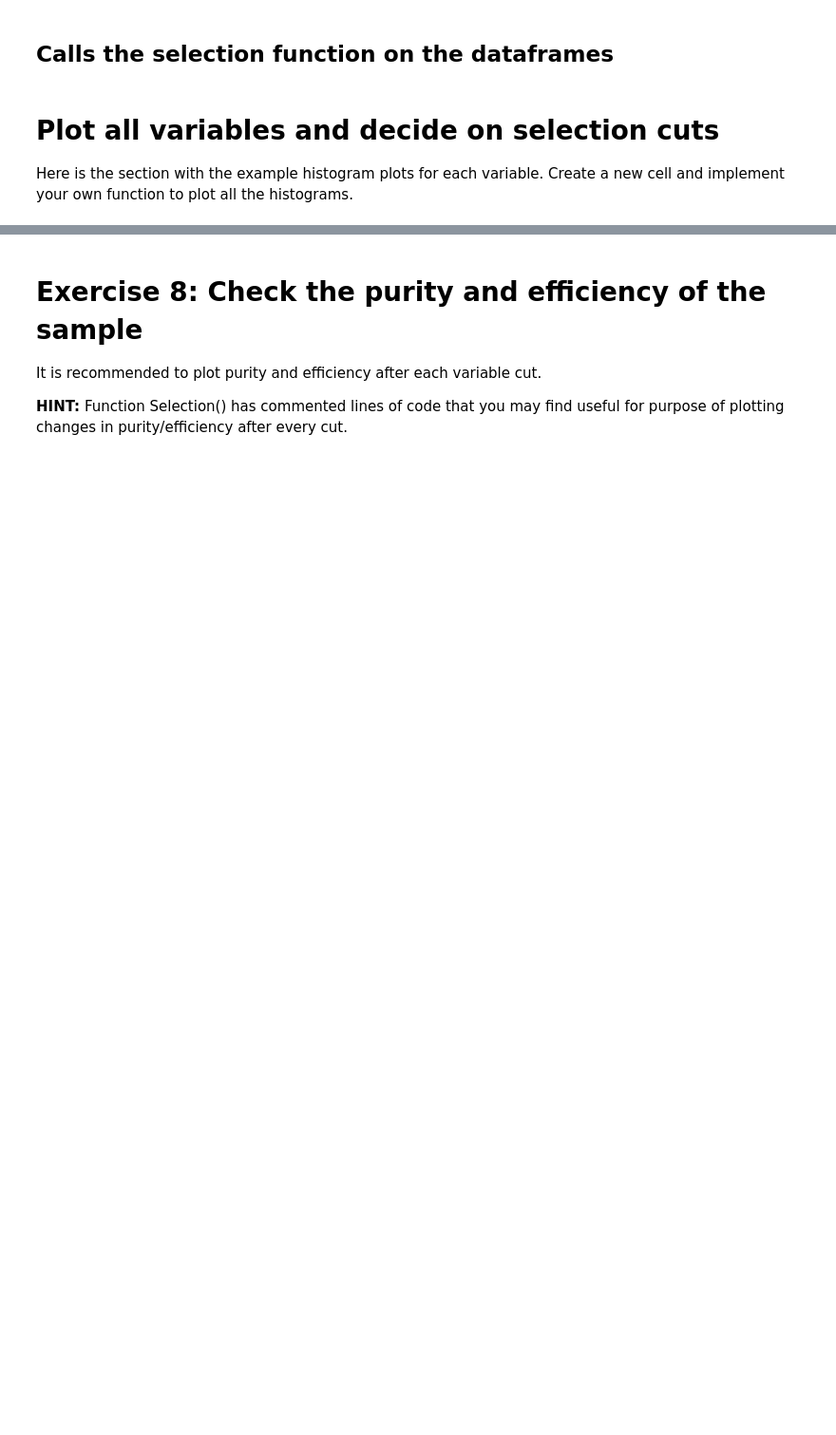
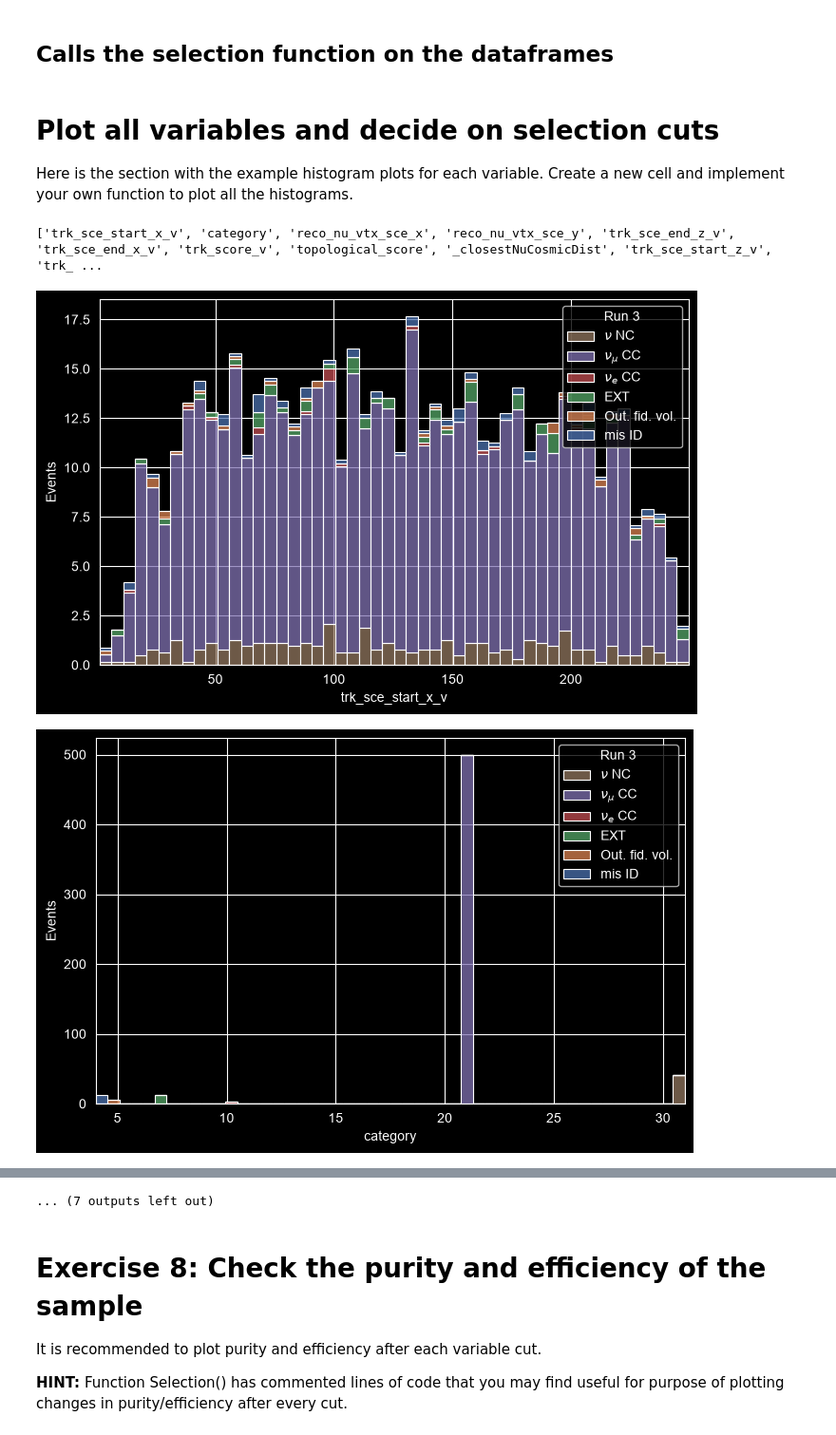
Before and after one commit to harrisonunwin/MicroBooNE_Lab, a Jupyter notebook: MainAnalysis_template.ipynb, the cells around one changed output, grey strips where cells are left out. Shown at 95% size. Cells and saved outputs as stored; diff of their text form; code cells hidden in the pictures; blank space fills up the shorter version.

```diff
--- a/MainAnalysis_template.ipynb
+++ b/MainAnalysis_template.ipynb
@@ -339,7 +386,7 @@ Modify selection cuts. Remember to cut the same variables in both data sets.
 def Selections(frame):
 
     # Basic variables present in dataframe
-    trk_start_x_v = frame['trk_sce_start_x_v']        # cm
+    trk_start_x_v =     frame['trk_sce_start_x_v']        # cm
     trk_start_y_v = frame['trk_sce_start_y_v']        # cm
     trk_start_z_v = frame['trk_sce_start_z_v']        # cm
     trk_end_x_v = frame['trk_sce_end_x_v']            # cm
@@ -357,7 +404,22 @@ def Selections(frame):
 
 
     # select the conditions you want to apply, here is an initial condition to get you started.
-    selection =  ((trk_len_v > -1000) & (trk_len_v < 1000))
+    selection = (
+    (trk_len_v > -1000) & (trk_len_v < 1000) &
+    (topological > 0.2) &
+    (trk_dis_v > 10) &
+    (trk_end_z_v > 250) & (trk_end_z_v < 1000) &
+    (trk_end_y_v > -100) & (trk_end_y_v < 90) &
+    (trk_end_x_v > 10) & (trk_end_x_v < 250) &
+    (trk_score_v > 0.05) & (trk_score_v < 0.95) &
+    (trk_start_z_v > 50) & (trk_start_z_v < 950) &
+    (trk_start_y_v > -100) & (trk_start_y_v < 100) &
+    (trk_start_x_v > 0) & (trk_start_x_v < 250) &
+    (reco_x > 0) & (reco_x < 250) &
+    (reco_y > -100) & (reco_y < 100) &
+    (reco_z > 20) & (reco_z < 900) &
+    (trk_energy_tot < 2)
+)
 
     # Apply selection on dataframe
     frame = frame[selection]
@@ -366,23 +428,32 @@ def Selections(frame):
 # %% [markdown]
 ## Calls the selection function on the dataframes
 # %%
-MC_EXT = Selections(MC_EXT)
+MC_before = MC_EXT.copy()
+MC_after = Selections(MC_EXT)
 data_frame = Selections(data)
 # %% [markdown]
 # Plot all variables and decide on selection cuts
 Here is the section with the example histogram plots for each variable. Create a new cell and implement your own function to plot all the histograms.
 # %%
 # Common variables in both dataframes
-all_variables_to_plot = list(set(list(MC_EXT)).intersection(list(data_frame)))
+all_variables_to_plot = list(set(list(MC_after)).intersection(list(data_frame)))
 print(all_variables_to_plot)
+# %% [output]
+['trk_sce_start_x_v', 'category', 'reco_nu_vtx_sce_x', 'reco_nu_vtx_sce_y', 'trk_sce_end_z_v', 'trk_sce_end_x_v', 'trk_score_v', 'topological_score', '_closestNuCosmicDist', 'trk_sce_start_z_v', 'trk_ ...
 # %%
 # Simple histogram plot of one variable.
-BIN = 23
-plt.figure(figsize=(20,15))
-i = sns.histplot(data=MC_EXT, x='trk_energy_tot', multiple="stack", hue="category", palette = 'deep', weights = MC_EXT['weight'], bins = BIN, legend = False)
-i.set(xlabel='trk_energy_tot', ylabel = "Events")
 
-#plt.yscale('log')
-plt.xlim([np.min(MC_EXT['trk_energy_tot']), np.max(MC_EXT['trk_energy_tot'])])
-plt.legend(title='Run 3',fontsize=16, loc='upper right', labels=[r"$\nu$ NC", r"$\nu_{\mu}$ CC", r"$\nu_e$ CC", r"EXT", r"Out. fid. vol.", r"mis ID"])
-plt.show(i)
+for var in all_variables_to_plot:
+
+    BIN = 50
+    plt.figure(figsize=(8,5))
+    i = sns.histplot(data=MC_after, x=var, multiple="stack", hue="category", palette = 'deep', weights = MC_after['weight'], bins = BIN, legend = False)
+    i.set(xlabel=var, ylabel = "Events")
+
+    #plt.yscale('log')
+    plt.xlim([np.min(MC_after[var]), np.max(MC_after[var])])
+    plt.legend(title='Run 3',fontsize=10, loc='upper right', labels=[r"$\nu$ NC", r"$\nu_{\mu}$ CC", r"$\nu_e$ CC", r"EXT", r"Out. fid. vol.", r"mis ID"])
+    plt.show(i)
+# %% [output]
+[figure, added]
+[figure, added]
@@ -389,3 +470,4 @@ plt.show(i)
+... (7 outputs left out)
 # %% [markdown]
 # Exercise 8: Check the purity and efficiency of the sample
 It is recommended to plot purity and efficiency after each variable cut.
```
Also changed, not shown: parts of 17 cells of this notebook.
